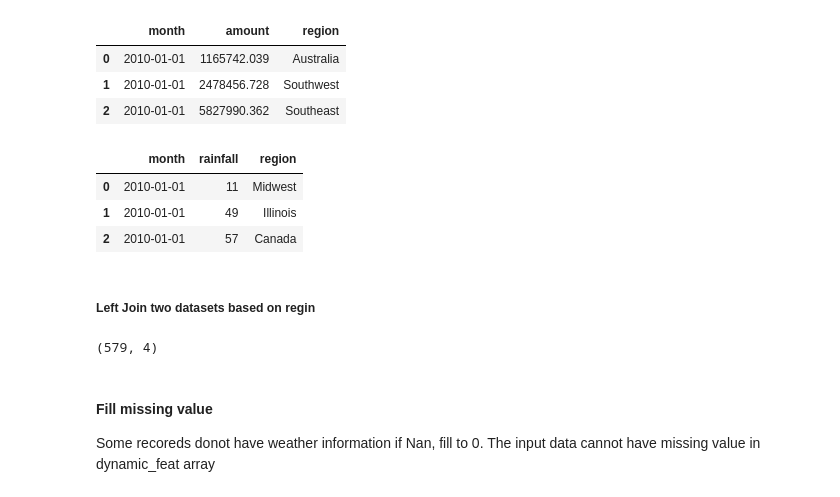
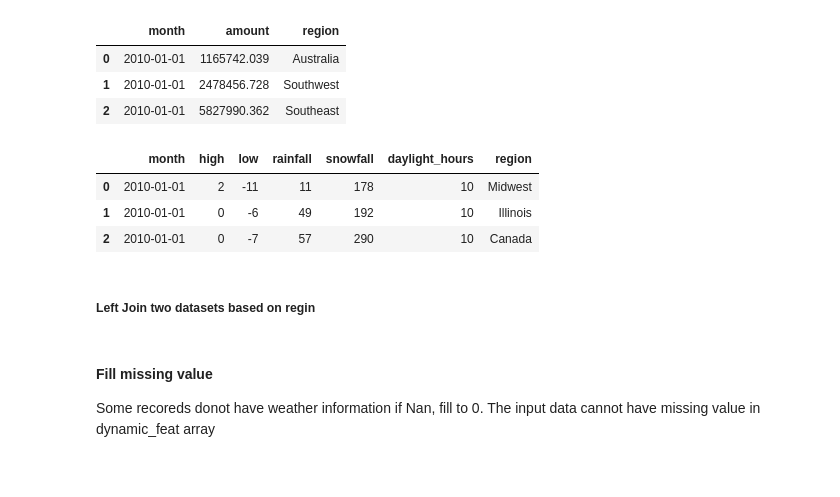
Before and after one commit to YiranJing/AWS-BigData-application, a Jupyter notebook: AWS_Forecast_GolfwithWeather/notebook/Multivariate_DeepAR_Train_Deploy_Validation.ipynb, the cells around one changed output. Saved outputs shown, nothing was run; the diff lists cells and outputs as text; code cells hidden in the pictures.

```diff
--- a/AWS_Forecast_GolfwithWeather/notebook/Multivariate_DeepAR_Train_Deploy_Validation.ipynb
+++ b/AWS_Forecast_GolfwithWeather/notebook/Multivariate_DeepAR_Train_Deploy_Validation.ipynb
@@ -69,23 +73,19 @@ golf_data.head(3)
 | 1 | 2010-01-01 | 2478456.728 | Southwest |
 | 2 | 2010-01-01 | 5827990.362 | Southeast |
 # %%
-rainfall = 's3://taysolsdev/datasets/GolfDataforecast/nonstationary_rainfall.csv'
-rainfall = pd.read_csv(rainfall, encoding = "ISO-8859-1", names=['month','rainfall','region'])
+all_weather = 's3://taysolsdev/datasets/GolfDataforecast/nonstationary_all.csv'
+all_weather = pd.read_csv(all_weather, encoding = "ISO-8859-1", names=['month',"high","low","rainfall","snowfall","daylight_hours",'region'])
 # %%
-rainfall.head(3)
+all_weather.head(3)
 # %% [output]
-|  | month | rainfall | region |
-| 0 | 2010-01-01 | 11 | Midwest |
-| 1 | 2010-01-01 | 49 | Illinois |
-| 2 | 2010-01-01 | 57 | Canada |
+|  | month | high | low | rainfall | snowfall | daylight_hours | region |
+| 0 | 2010-01-01 | 2 | -11 | 11 | 178 | 10 | Midwest |
+| 1 | 2010-01-01 | 0 | -6 | 49 | 192 | 10 | Illinois |
+| 2 | 2010-01-01 | 0 | -7 | 57 | 290 | 10 | Canada |
 # %% [markdown]
 ##### Left Join two datasets based on regin
 # %%
-golf_data = pd.merge(golf_data, rainfall,how='left')
-print(golf_data.shape)
-#golf_data.head(50)
+golf_data = pd.merge(golf_data, all_weather,how='left')
-# %% [output]
-(579, 4)
 # %% [markdown]
 #### Fill missing value
 Some recoreds donot have weather information
```
Also changed, not shown: parts of 19 cells of this notebook, 1 other file.
